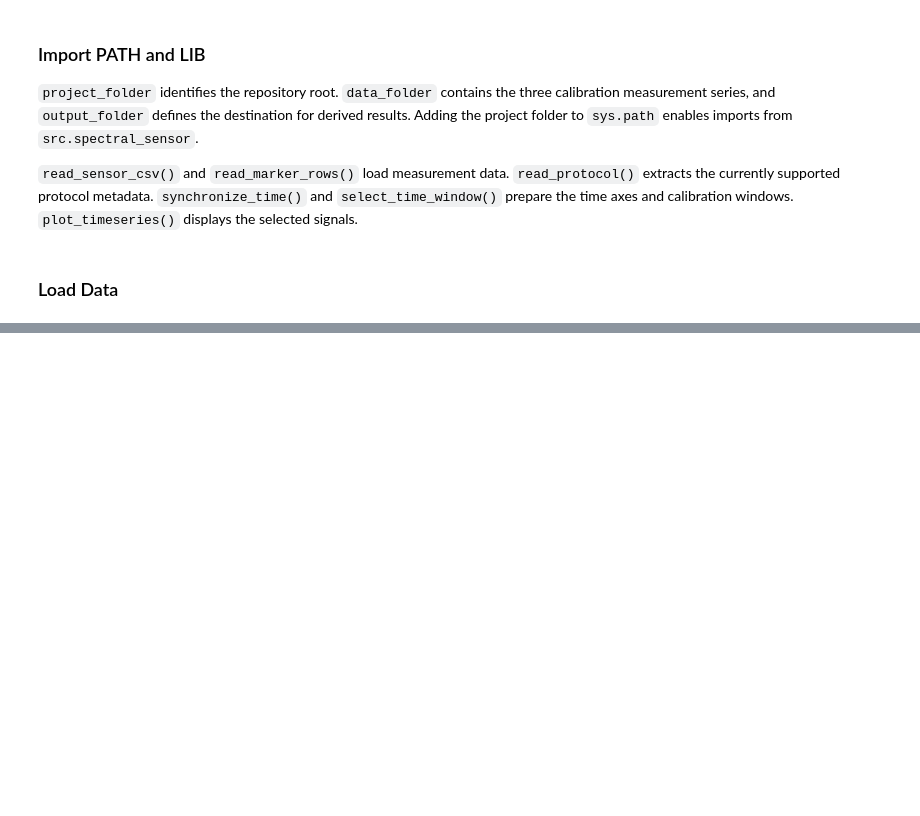
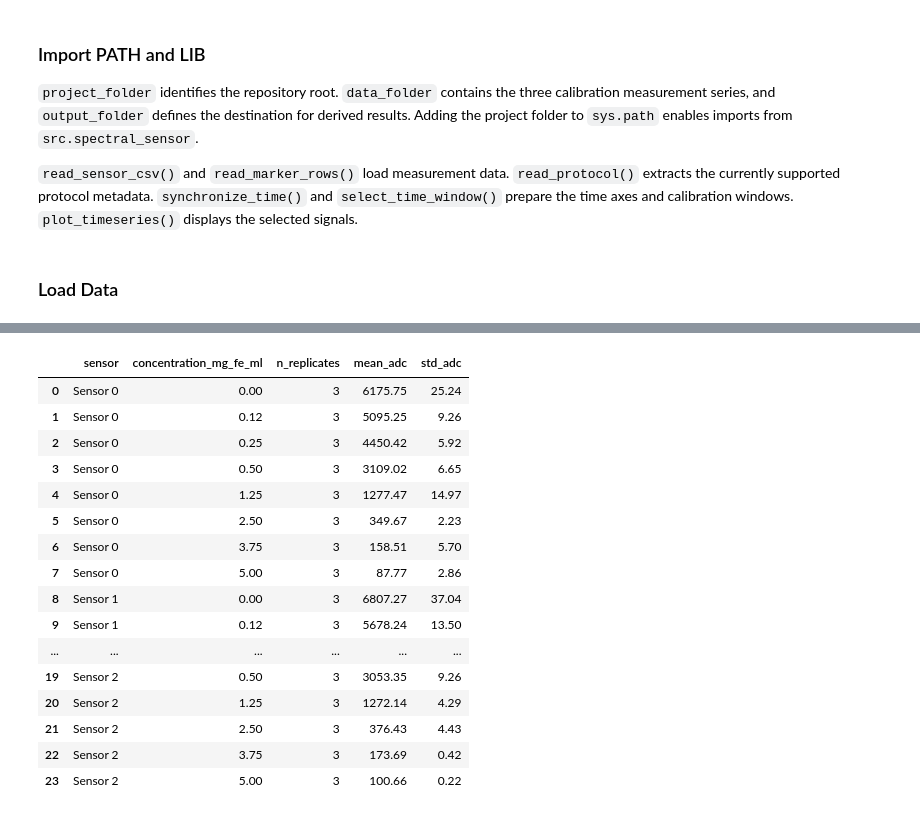
Before and after one commit to Lukro-fhdo/Dynano, a Jupyter notebook: notebooks/sensor_calibration.ipynb, the cells around one changed output, grey strips where cells are left out. Saved outputs shown, nothing was run; the diff lists cells and outputs as text; code cells hidden in the pictures; blank space fills up the shorter version.

```diff
--- a/notebooks/sensor_calibration.ipynb
+++ b/notebooks/sensor_calibration.ipynb
@@ -213,0 +393,37 @@ pd.DataFrame.from_dict(protocol_metadata, orient="index")
+# %%
+calibration_summary = (
+    window_statistics
+    .groupby(["sensor", "concentration_mg_fe_ml"], as_index=False)
+    .agg(
+        n_replicates=("mean_signal", "count"),
+        mean_adc=("mean_signal", "mean"),
+        std_adc=("mean_signal", "std"),
+    )
+)
+
+display(calibration_summary.round(2))
+
+output_folder.mkdir(parents=True, exist_ok=True)
+
+calibration_summary.to_csv(
+    output_folder / f"calibration_summary_{wavelength_nm}nm.csv",
+    index=False,
+)
+# %% [output]
+|  | sensor | concentration_mg_fe_ml | n_replicates | mean_adc | std_adc |
+| 0 | Sensor 0 | 0.00 | 3 | 6175.75 | 25.24 |
+| 1 | Sensor 0 | 0.12 | 3 | 5095.25 | 9.26 |
+| 2 | Sensor 0 | 0.25 | 3 | 4450.42 | 5.92 |
+| 3 | Sensor 0 | 0.50 | 3 | 3109.02 | 6.65 |
+| 4 | Sensor 0 | 1.25 | 3 | 1277.47 | 14.97 |
+| 5 | Sensor 0 | 2.50 | 3 | 349.67 | 2.23 |
+| 6 | Sensor 0 | 3.75 | 3 | 158.51 | 5.70 |
+| 7 | Sensor 0 | 5.00 | 3 | 87.77 | 2.86 |
+| 8 | Sensor 1 | 0.00 | 3 | 6807.27 | 37.04 |
+| 9 | Sensor 1 | 0.12 | 3 | 5678.24 | 13.50 |
+| ... | ... | ... | ... | ... | ... |
+| 19 | Sensor 2 | 0.50 | 3 | 3053.35 | 9.26 |
+| 20 | Sensor 2 | 1.25 | 3 | 1272.14 | 4.29 |
+| 21 | Sensor 2 | 2.50 | 3 | 376.43 | 4.43 |
+| 22 | Sensor 2 | 3.75 | 3 | 173.69 | 0.42 |
+| 23 | Sensor 2 | 5.00 | 3 | 100.66 | 0.22 |
```
Also changed, not shown: parts of 13 cells of this notebook, 23 other files.
